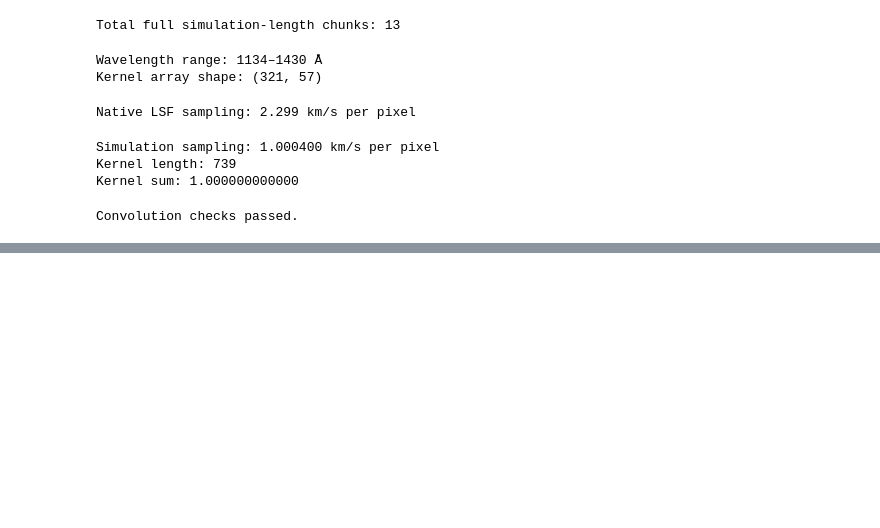
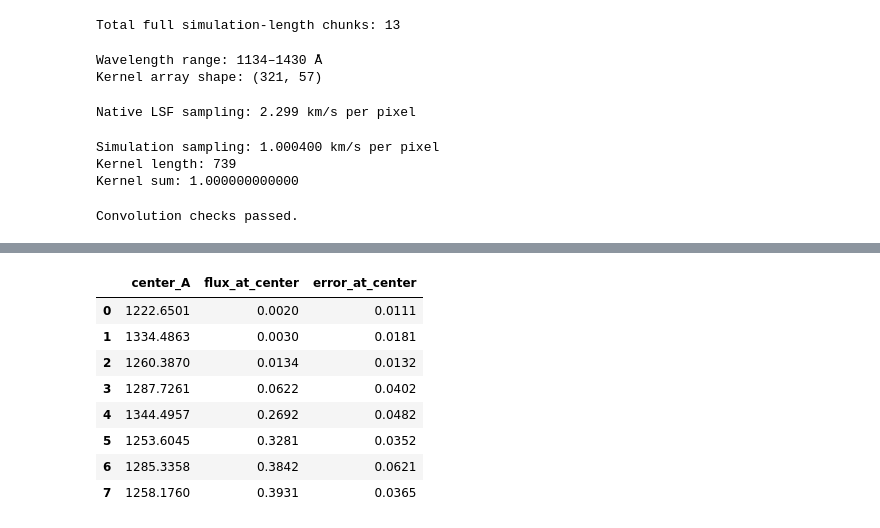
Before and after one commit to gogoi7/lya_forest_ml, a Jupyter notebook: notebooks/cos_obs.ipynb, the cells around one changed output, grey strips where cells are left out. Cells and saved outputs as stored; diff of their text form; code cells hidden in the pictures; blank space fills up the shorter version.

```diff
--- a/notebooks/cos_obs.ipynb
+++ b/notebooks/cos_obs.ipynb
@@ -454,0 +711,74 @@ Mean-flux checks passed. Native mean: 0.989885
+# %%
+STRONG_FLUX_MAX = 0.85
+HALF_WINDOW_KMS = 250.0
+MAX_CANDIDATES = 8
+C_KMS = 299792.458
+
+obs_wave = spectrum.wavelength
+obs_flux = spectrum.flux
+obs_error = spectrum.error
+
+obs_forest = (obs_wave >= 1220.0) & (obs_wave <= 1380.0)
+obs_usable = obs_forest & spectrum.valid
+obs_forest_wave = obs_wave[obs_forest]
+obs_spacing = np.median(np.diff(obs_forest_wave))
+
+candidate_pool = np.flatnonzero(
+    obs_usable & (obs_flux < STRONG_FLUX_MAX)
+)
+candidate_pool = candidate_pool[
+    np.argsort(obs_flux[candidate_pool], kind="stable")
+]
+
+strong_centers = []
+
+for index in candidate_pool:
+    # Consider the deepest pixels first; keep separate windows.
+    overlaps = any(
+        abs(C_KMS * np.log(obs_wave[index] / obs_wave[other]))
+        < 2 * HALF_WINDOW_KMS
+        for other in strong_centers
+    )
+    if overlaps:
+        continue
+
+    left, right = obs_wave[index] * np.exp(
+        np.array([-HALF_WINDOW_KMS, HALF_WINDOW_KMS]) / C_KMS
+    )
+
+    if left < obs_forest_wave[0] or right > obs_forest_wave[-1]:
+        continue
+
+    window = (obs_wave >= left) & (obs_wave <= right)
+
+    if window.sum() < 3 or not np.all(obs_usable[window]):
+        continue
+
+    if np.any(np.diff(obs_wave[window]) > 3 * obs_spacing):
+        continue
+
+    strong_centers.append(int(index))
+
+    if len(strong_centers) == MAX_CANDIDATES:
+        break
+
+if not strong_centers:
+    raise ValueError("No strong-trough windows have complete valid coverage")
+
+strong_candidate_table = pd.DataFrame({
+    "center_A": obs_wave[strong_centers],
+    "flux_at_center": obs_flux[strong_centers],
+    "error_at_center": obs_error[strong_centers],
+})
+
+strong_candidate_table
+# %% [output]
+|  | center_A | flux_at_center | error_at_center |
+| 0 | 1222.6501 | 0.0020 | 0.0111 |
+| 1 | 1334.4863 | 0.0030 | 0.0181 |
+| 2 | 1260.3870 | 0.0134 | 0.0132 |
+| 3 | 1287.7261 | 0.0622 | 0.0402 |
+| 4 | 1344.4957 | 0.2692 | 0.0482 |
+| 5 | 1253.6045 | 0.3281 | 0.0352 |
+| 6 | 1285.3358 | 0.3842 | 0.0621 |
+| 7 | 1258.1760 | 0.3931 | 0.0365 |
```
Also changed, not shown: parts of 5 cells of this notebook, 5 other files.
